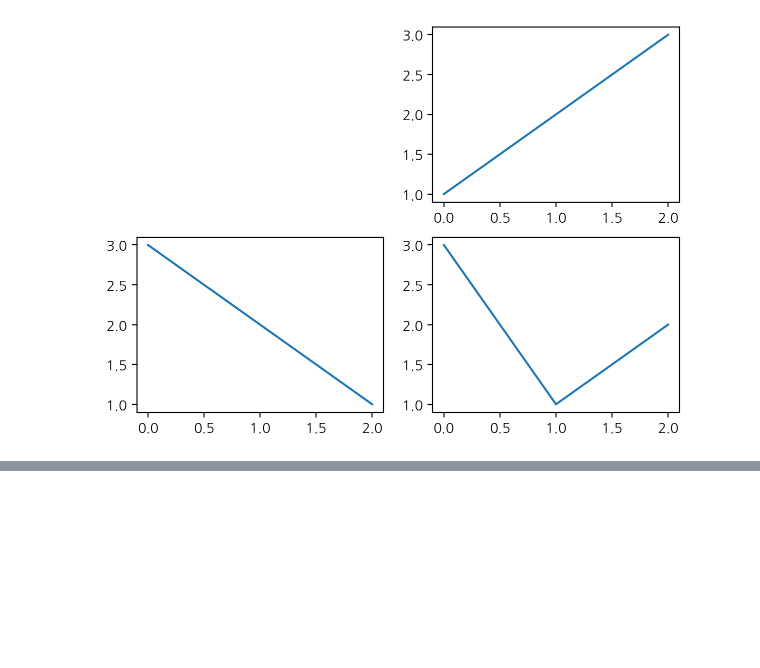
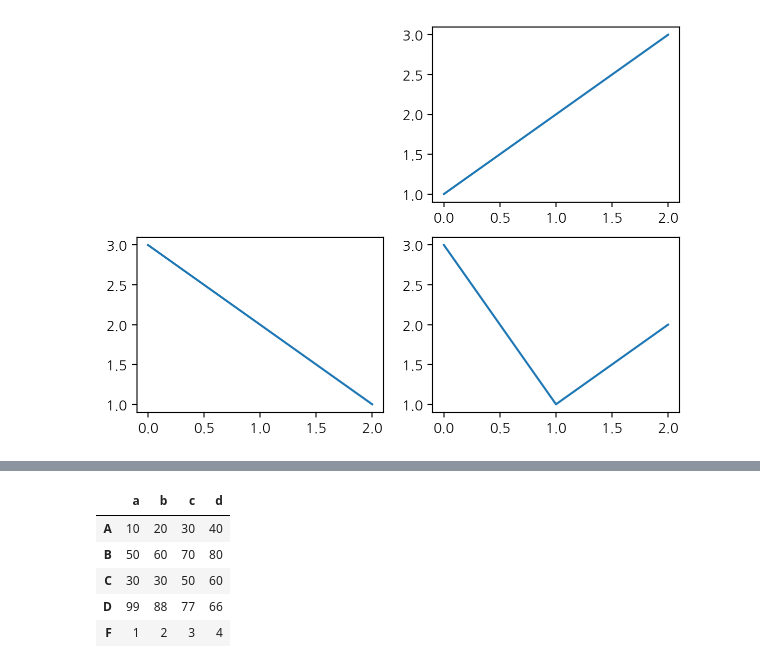
Before and after one commit to sb0611sb/2026BDA, a Jupyter notebook: w05.ipynb, the cells around one changed output, grey strips where cells are left out. Drawn from its saved outputs; the diff is of its cells as text; code cells hidden in the pictures; blank space fills up the shorter version.

```diff
--- a/w05.ipynb
+++ b/w05.ipynb
@@ -159,0 +508,10 @@ Text(0.5, 1.0, '(1,2) 감소')
+# %%
+df=pd.DataFrame(data=[[10,20,30,40],[50,60,70,80],[30,30,50,60],[99,88,77,66],[1,2,3,4]],index=['A','B','C','D','F'],columns=['a','b','c','d'])
+df
+# %% [output]
+|  | a | b | c | d |
+| A | 10 | 20 | 30 | 40 |
+| B | 50 | 60 | 70 | 80 |
+| C | 30 | 30 | 50 | 60 |
+| D | 99 | 88 | 77 | 66 |
+| F | 1 | 2 | 3 | 4 |
```
Also changed, not shown: parts of 48 cells of this notebook.
